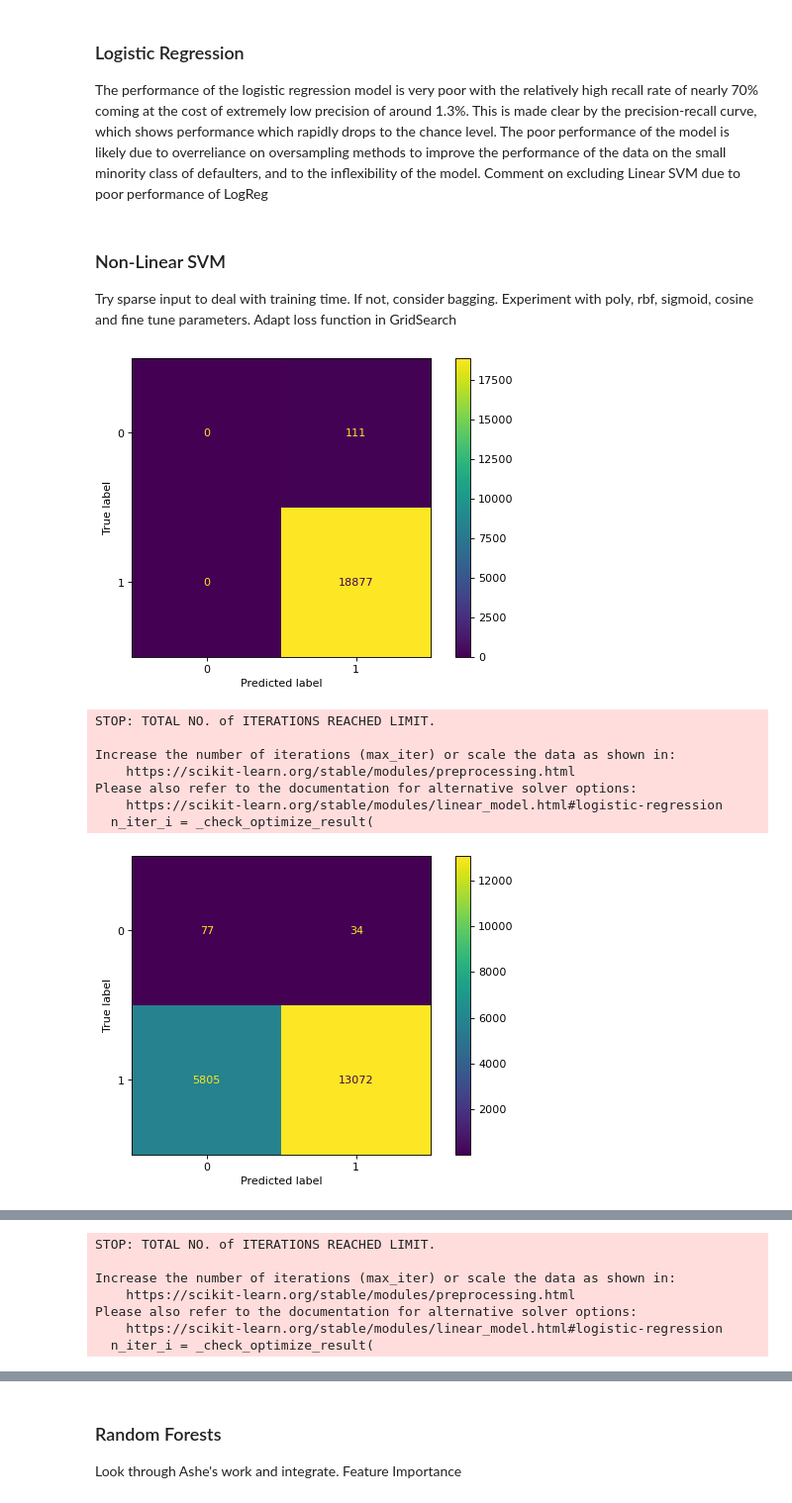
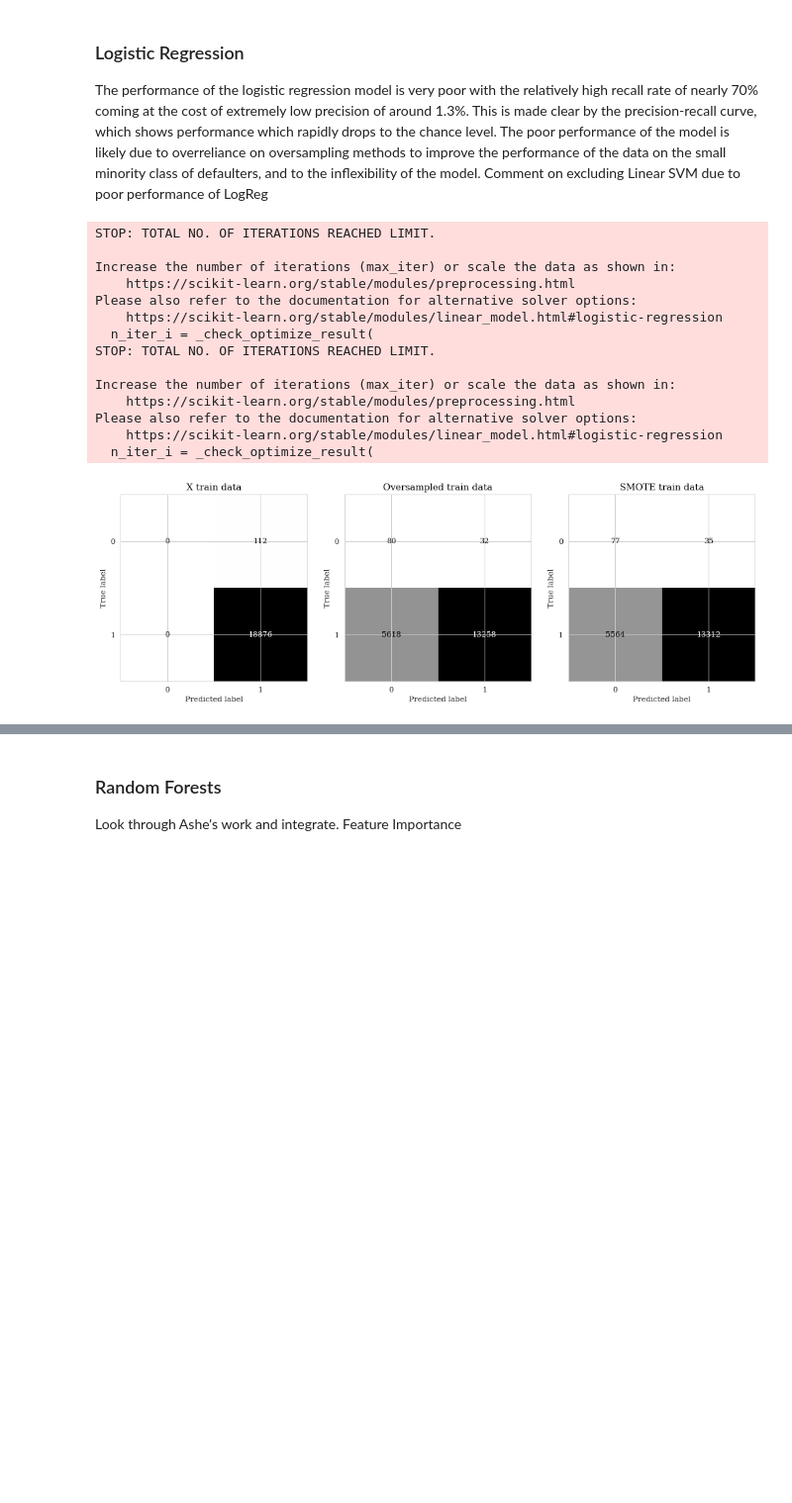
Before and after one commit to AsheRaymondBarker/MLPy2, a Jupyter notebook: project2final.ipynb, the cells around one changed output, grey strips where cells are left out. Shown at 99% size. Drawn from its saved outputs; the diff is of its cells as text; code cells hidden in the pictures; blank space fills up the shorter version.

```diff
--- a/project2final.ipynb
+++ b/project2final.ipynb
@@ -204,7 +207,7 @@ point_gdf[point_gdf["state"] == "HI"] = \
     translate_geom(point_gdf[point_gdf["state"] == "HI"], 5350000, -1500000, 1.5, 24)
 point_gdf[point_gdf["state"] == "PR"] = \
     translate_geom(point_gdf[point_gdf["state"] == "PR"], -2500000, 300000, 3, 0)
-background_color = "#242624"
+background_color = "#ffffff"
 
 sns.set_style({
     "font.family": "serif",
@@ -223,14 +226,14 @@ legend_kwds_colorbar = {"location": "bottom",
 ax = counties_new_fico.plot(column="int_rt", cmap="YlGn", figsize=(20, 20), linewidth=0, legend=True,
                             legend_kwds=legend_kwds_colorbar)
 states.plot(ax=ax, edgecolor="black", color="None", linewidth=0.4)
-point_gdf[data_not_ah["loan_status"]=="default"].plot(ax=ax, color="white", linewidth=1, markersize=5, alpha=0.8, marker="^")
+point_gdf[data_not_ah["loan_status"]=="default"].plot(ax=ax, color="purple", linewidth=1, markersize=5, alpha=0.8, marker="^")
 label_plot(ax)
-ax.annotate("MEAN INTEREST RATE", (-1150000, -2020000), size=15, color="white", family="monospace")
+#ax.annotate("MEAN INTEREST RATE", (-1150000, -2020000), size=15, color="white", family="monospace")
 
 plt.axis("off")
-plt.rcParams.update({'xtick.color': "white",
-                     "text.color": "white",
-                     "legend.labelcolor": "white"})
+plt.rcParams.update({'xtick.color': "black",
+                     "text.color": "black",
+                     "legend.labelcolor": "black"})
 plt.rcParams["figure.figsize"] = (8,10)
 plt.show()
 # %% [output]
@@ -358,46 +364,51 @@ X_train_e_smote, y_train_smote = SMTE.fit_resample(X_train_e, y_train)
 ### Logistic Regression
 The performance of the logistic regression model is very poor with the relatively high recall rate of nearly 70% coming at the cost of extremely low precision of around 1.3%. This is made clear by the precision-recall curve, which shows performance which rapidly drops to the chance level. The poor performance of the model is likely due to overreliance on oversampling methods to improve the performance of the data on the small minority class of defaulters, and to the inflexibility of the model.
 Comment on excluding Linear SVM due to poor performance of LogReg
-# %% [markdown]
-
-### Non-Linear SVM
-
-Try sparse input to deal with training time. If not, consider bagging. Experiment with poly, rbf, sigmoid, cosine and fine tune parameters.
-Adapt loss function in GridSearch
 # %%
 # Logistic regression Pipeline
 log_pipe = make_pipeline(
     LogisticRegression(random_state=42, penalty=None)
 )
-X_test_e = ct.transform(X_test)
+
+fig, ax = plt.subplots(1,3, figsize = (15,5))
+
 # Fit the model using the training data
 log_pipe = log_pipe.fit(X_train_e, y_train)
-ConfusionMatrixDisplay.from_estimator(log_pipe, X_test_e, y_test)
-plt.show()
+ConfusionMatrixDisplay.from_estimator(log_pipe, X_val_e, y_val,
+                                      ax=ax[0], cmap="binary", colorbar=False)
+ax[0].set_title("X train data")
 
 # Fit the model using the over-sampled training data
 log_over = log_pipe.fit(X_train_e_over, y_train_over)
-ConfusionMatrixDisplay.from_estimator(log_over, X_test_e, y_test)
-plt.show()
-
-# Plot the precision-recall curve with inverted labels
-
-model_inverted = log_pipe.fit(X_test_e,1- y_test)
-fig2, ax2 = plt.subplots(figsize=(8,8))
-PrecisionRecallDisplay.from_estimator(model_inverted, X_test_e, 1- y_test, plot_chance_level=True, ax=ax2)
-plt.show()
+ConfusionMatrixDisplay.from_estimator(log_over, X_val_e, y_val,
+                                      ax=ax[1], cmap="binary", colorbar=False)
+ax[1].set_title("Oversampled train data")
 
 # Fit the model using the SMOTE training data
 log_smote = log_pipe.fit(X_train_e_smote, y_train_smote)
-ConfusionMatrixDisplay.from_estimator(log_smote, X_test_e, y_test)
+ConfusionMatrixDisplay.from_estimator(log_smote, X_val_e, y_val,
+                                      ax=ax[2], cmap="binary", colorbar=False)
+ax[2].set_title("SMOTE train data")
+
 plt.show()
+
+#model_inverted = log_pipe.fit(X_test_e,1- y_test)
+#fig2, ax2 = plt.subplots(figsize=(8,8))
+#PrecisionRecallDisplay.from_estimator(model_inverted, X_test_e, 1- y_test, plot_chance_level=True, ax=ax2)
+#plt.show()
 # %% [output]
+STOP: TOTAL NO. OF ITERATIONS REACHED LIMIT.
+
+Increase the number of iterations (max_iter) or scale the data as shown in:
+    https://scikit-learn.org/stable/modules/preprocessing.html
+Please also refer to the documentation for alternative solver options:
+    https://scikit-learn.org/stable/modules/linear_model.html#logistic-regression
+  n_iter_i = _check_optimize_result(
+STOP: TOTAL NO. OF ITERATIONS REACHED LIMIT.
+
+Increase the number of iterations (max_iter) or scale the data as shown in:
+    https://scikit-learn.org/stable/modules/preprocessing.html
+Please also refer to the documentation for alternative solver options:
+    https://scikit-learn.org/stable/modules/linear_model.html#logistic-regression
+  n_iter_i = _check_optimize_result(
-[figure, old version]
+[figure, new version]
-STOP: TOTAL NO. of ITERATIONS REACHED LIMIT.
-
-Increase the number of iterations (max_iter) or scale the data as shown in:
-    https://scikit-learn.org/stable/modules/preprocessing.html
-Please also refer to the documentation for alternative solver options:
-    https://scikit-learn.org/stable/modules/linear_model.html#logistic-regression
-  n_iter_i = _check_optimize_result(
-[figure, removed]
@@ -405,7 +414,0 @@ Please also refer to the documentation for alternative solver options:
-STOP: TOTAL NO. of ITERATIONS REACHED LIMIT.
-
-Increase the number of iterations (max_iter) or scale the data as shown in:
-    https://scikit-learn.org/stable/modules/preprocessing.html
-Please also refer to the documentation for alternative solver options:
-    https://scikit-learn.org/stable/modules/linear_model.html#logistic-regression
-  n_iter_i = _check_optimize_result(
```
Also changed, not shown: parts of 16 cells of this notebook, 1 other file.
